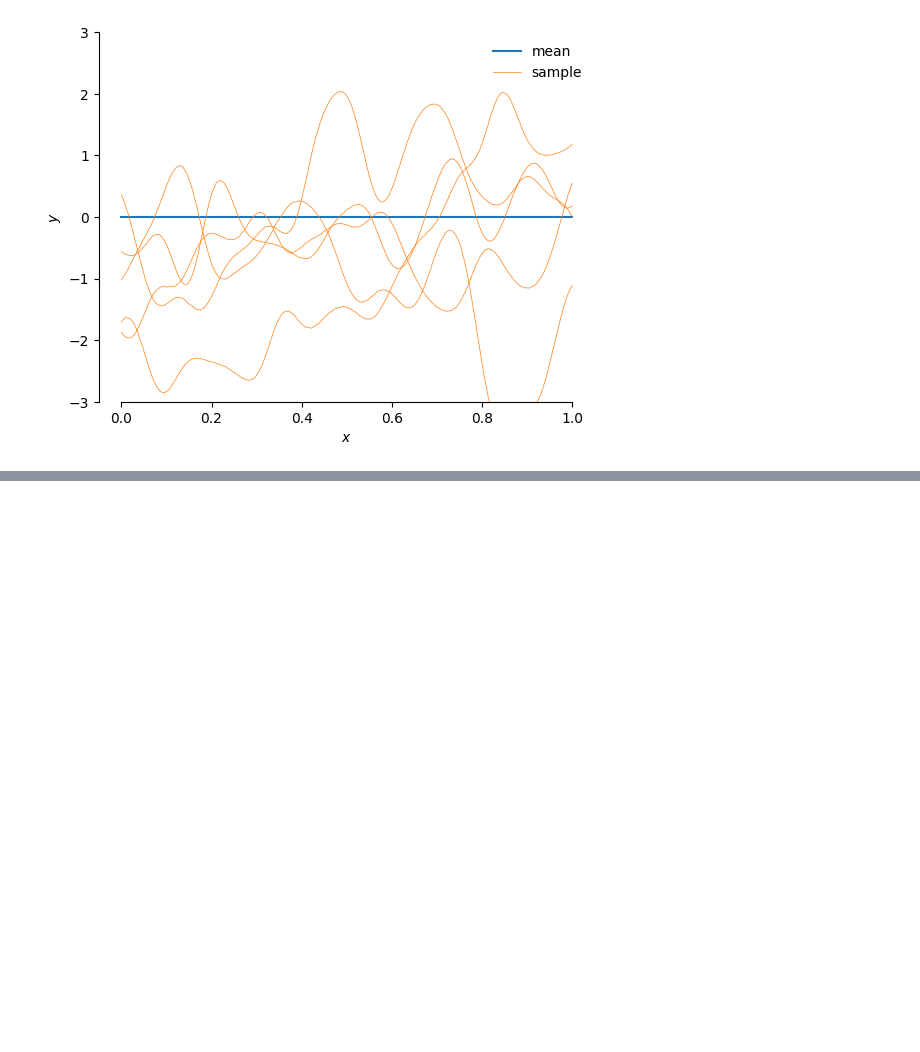
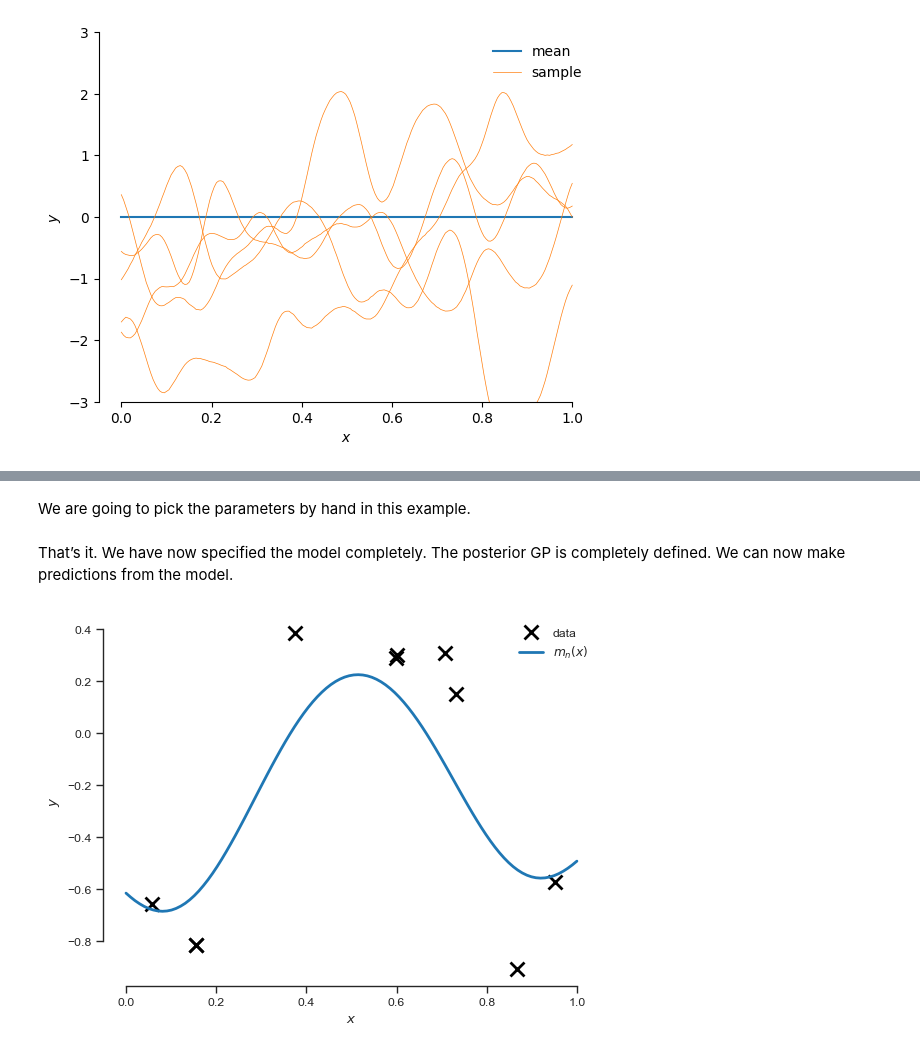
Before and after one commit to xplutoy/cookbook-ml, a Jupyter notebook: cookbook_ml/gpytorch.ipynb, the cells around one changed output, grey strips where cells are left out. Cells and saved outputs as stored; diff of their text form; code cells hidden in the pictures; blank space fills up the shorter version.

```diff
--- a/cookbook_ml/gpytorch.ipynb
+++ b/cookbook_ml/gpytorch.ipynb
@@ -334,0 +376,20 @@ sample_functions(mean_func, k, num_samples=5, num_test=200)
+# %%
+class ExactGP(gpytorch.models.ExactGP):
+    def __init__(self, train_x, train_y, likelihood):
+        super(ExactGP, self).__init__(train_x, train_y, likelihood)
+        self.mean_module = ConstantMean()
+        self.covar_module = ScaleKernel(RBFKernel())
+
+    def forward(self, x):
+        mean_x = self.mean_module(x)
+        covar_x = self.covar_module(x)
+        return gpytorch.distributions.MultivariateNormal(mean_x, covar_x)
+
+
+likelihood = gpytorch.likelihoods.GaussianLikelihood(noise_constraint=gpytorch.constraints.Positive())
+
+train_x = torch.from_numpy(X).float()
+train_y = torch.from_numpy(Y).float()
+
+model = ExactGP(train_x, train_y, likelihood)
+print(model)
@@ -334,0 +411,27 @@ sample_functions(mean_func, k, num_samples=5, num_test=200)
+# %% [markdown]
+We are going to pick the parameters by hand in this example.
+# %%
+model.mean_module.constant = 0.0
+model.covar_module.outputscale = 1.0
+model.covar_module.base_kernel.lengthscale = 0.2
+model.likelihood.noise = 0.0
+# %% [markdown]
+That’s it. We have now specified the model completely. The posterior GP is completely defined. We can now make predictions from the model.
+# %%
+model.eval()
+likelihood.eval()
+
+x_star = torch.linspace(0, 1, 100).unsqueeze(-1)
+f_star = model(x_star)
+
+m_star = f_star.mean
+
+fig, ax = plt.subplots()
+ax.plot(X, Y, "kx", markersize=10, markeredgewidth=2, label="data")
+ax.set_xlabel("$x$")
+ax.set_ylabel("$y$")
+ax.plot(x_star, m_star.detach(), lw=2, label="$m_n(x)$")
+plt.legend(loc="best", frameon=False)
+sns.despine(trim=True)
+# %% [output]
+[figure, added]
```
Also changed, not shown: parts of 22 cells of this notebook.
